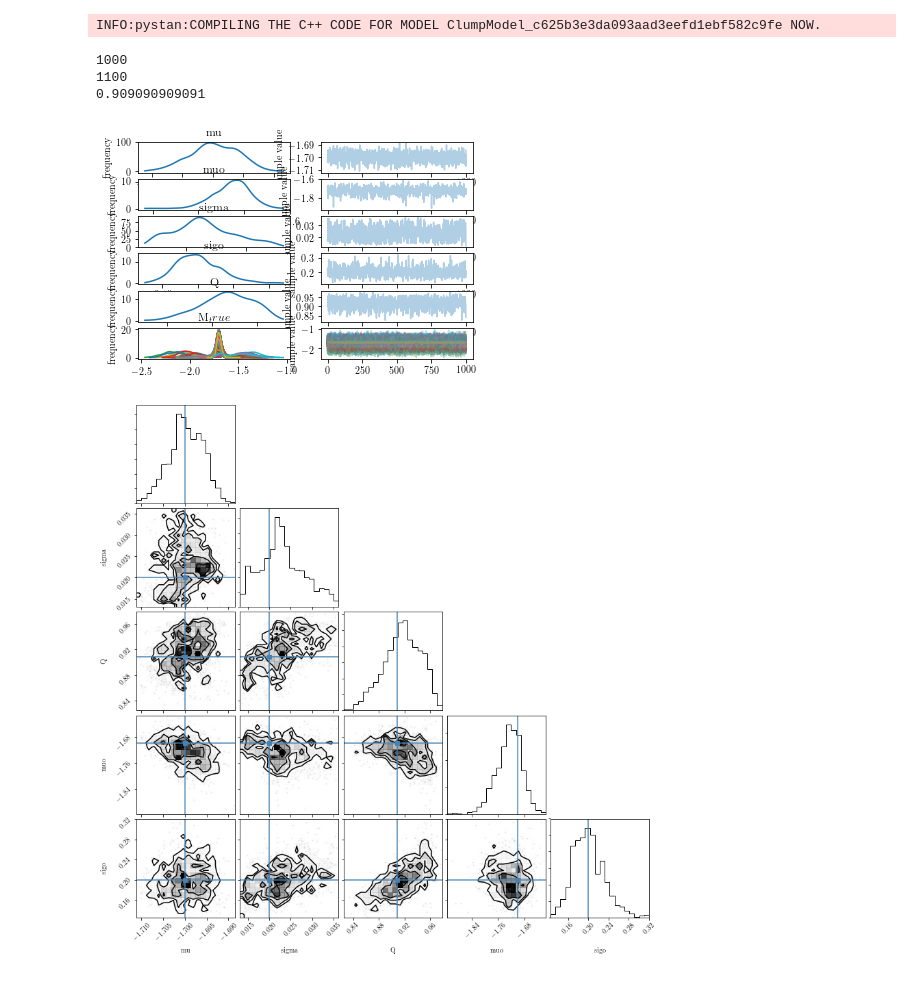
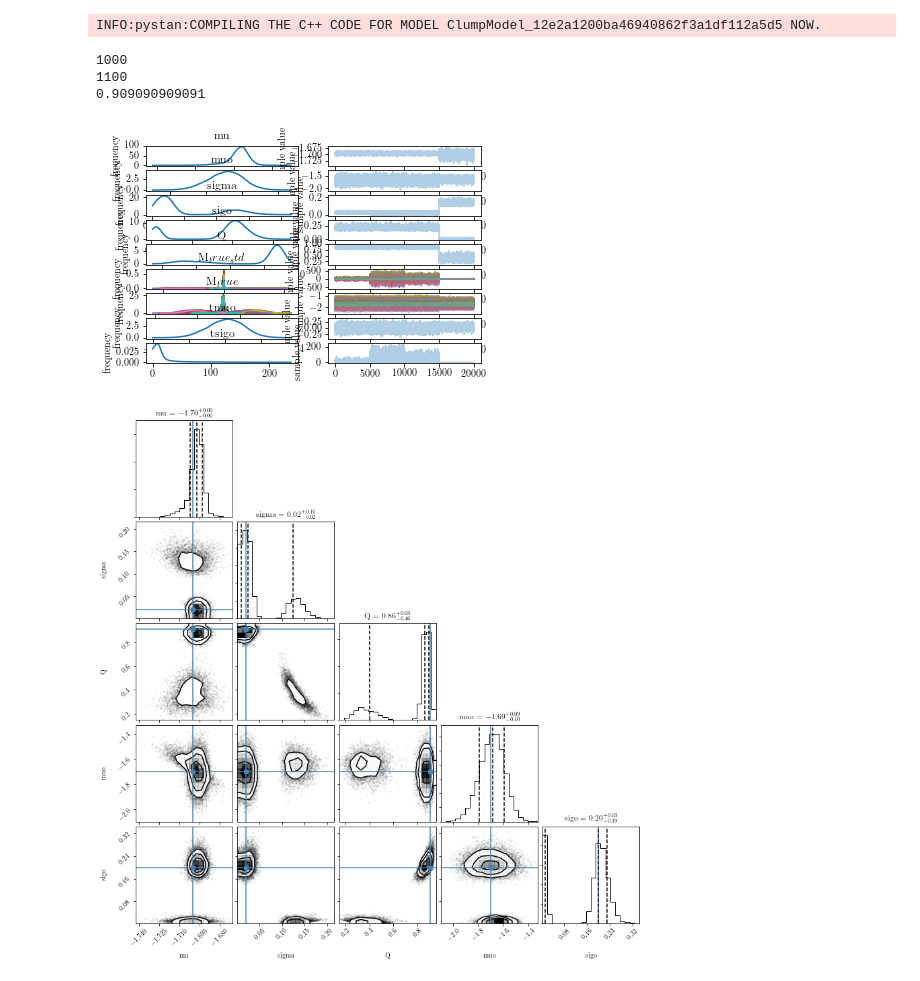
Before and after one commit to ojhall94/GAIA, a Jupyter notebook: hbmm_synth.ipynb, the cells around one changed output. Cells and saved outputs as stored; diff of their text form; code cells hidden in the pictures.

Commit message:
Had a play with unniform priors. Transformation is now more functional, with all parameters transformed internally.

```diff
--- a/hbmm_synth.ipynb
+++ b/hbmm_synth.ipynb
@@ -52,22 +51,34 @@ if local:
     parameters {
         real mu;
         real muo;
-        real<lower =0.001> sigma;
-        real<lower = 0> sigo;
-        real<lower = 0, upper = 1> Q;
+        real<lower=0.> sigma;
+        real<lower=0.> sigo;
+        real<lower=0., upper=1.> Q;
+        real M_true_std[N];
+    }
+    transformed parameters{
         real M_true[N];
+        real tmuo;
+        real<lower=0.> tsigo;
+
+        for (n in 1:N){
+            M_true[n] = mu + sigma * M_true_std[n];
+        }
+        tmuo = muo - mu;
+        tsigo = sigo / sigma;
     }
+
     model {
         M ~ normal(M_true, M_err); // Measurement uncertainty
         mu ~ normal(-1.7,.1);
-        sigma ~ normal(0.02,0.01);
+        sigma ~ normal(0.1,0.05);
         muo ~ normal(-1.7, .1);
         sigo ~ normal(0.2, 0.1);
         Q ~ normal(.9,.1);
         for (n in 1:N){
             target += log_mix(Q,
-                        normal_lpdf(M_true[n]|mu, sigma),
-                        normal_lpdf(M_true[n]|muo, sigo));
+                        normal_lpdf(M_true_std[n]|0, 1),
+                        normal_lpdf(M_true_std[n]|tmuo, tsigo));
         }
     }
 
@@ -78,7 +89,7 @@ else:
     print('Loading in existing Stan Model')
     sm = pickle.load(open('asterostan.pkl', 'rb'))
 # %% [output]
-INFO:pystan:COMPILING THE C++ CODE FOR MODEL ClumpModel_c625b3e3da093aad3eefd1ebf582c9fe NOW.
+INFO:pystan:COMPILING THE C++ CODE FOR MODEL ClumpModel_12e2a1200ba46940862f3a1df112a5d5 NOW.
 # %%
 d = np.append(M, M0)
 print(len(M))
@@ -98,20 +109,23 @@ start = [{'mu':mean,
          'muo':mean0,
          'sigo':sigma0,
          'Q':pQ}]
-fit = sm.sampling(data=dat, iter=2000, chains=1)
+fit = sm.sampling(data=dat, iter=10000, chains=4)
 # %%
 fit.plot()
 plt.show()
 # %% [output]
-[figure, old version]
+[figure, new version]
 # %%
 import corner
 chain = np.array([fit['mu'],fit['sigma'],fit['Q'],fit['muo'],fit['sigo']]).T
 truths=[-1.7,0.02,pQ,-1.7,0.2]
-corner.corner(chain,labels=['mu','sigma','Q','muo','sigo'],truths=truths)
+corner.corner(chain,labels=['mu','sigma','Q','muo','sigo'],\
+                  truths=truths,\
+                  quantiles=[0.16, 0.5, 0.84],\
+                  show_titles=True, title_kwargs={"fontsize": 12})
 plt.show()
 # %% [output]
-[figure, old version]
+[figure, new version]
 # %%
 rmu = np.median(fit['mu'])
 rsigma = np.median(fit['sigma'])
```
Also changed, not shown: parts of 7 cells of this notebook, 2 other files.
